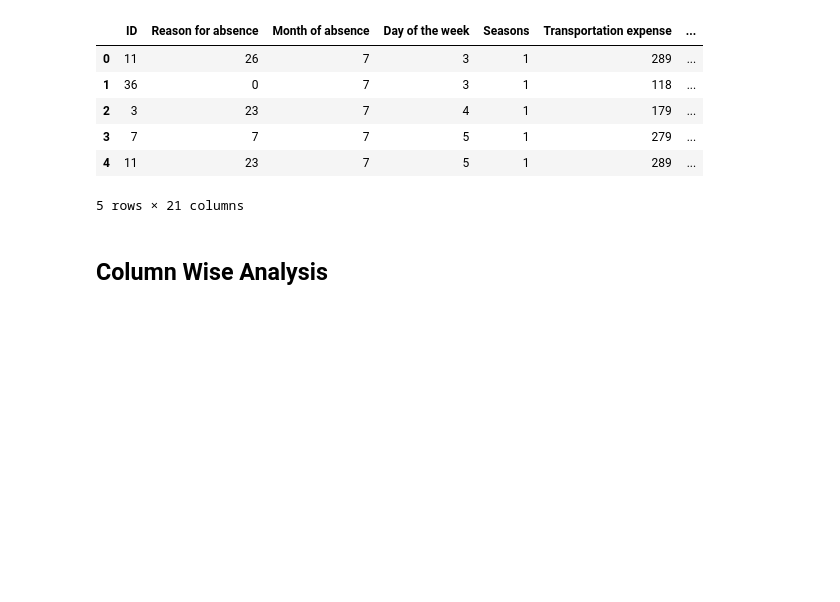
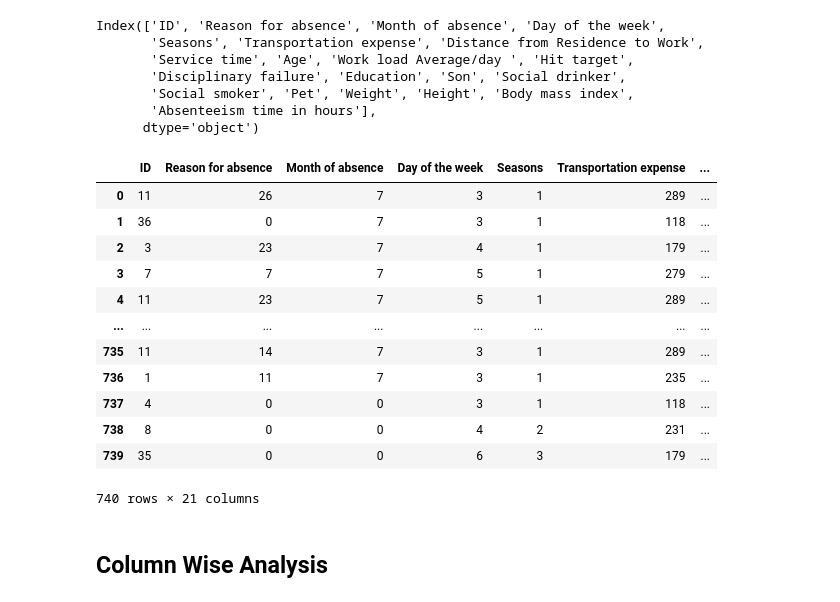
Before and after one commit to aryanpandey/Cascade-Cup-2020, a Jupyter notebook: Round-3/Absenteeism-EDA.ipynb, the cells around one changed output. Drawn from its saved outputs; the diff is of its cells as text; code cells hidden in the pictures; blank space fills up the shorter version.

```diff
--- a/Round-3/Absenteeism-EDA.ipynb
+++ b/Round-3/Absenteeism-EDA.ipynb
@@ -5,15 +5,29 @@ import matplotlib.pyplot as plt
 import seaborn as sns
 # %%
 data = pd.read_csv('Data/Absenteeism_at_work.csv', sep = ';')
-data.head()
+print(data.columns)
+data
 # %% [output]
+Index(['ID', 'Reason for absence', 'Month of absence', 'Day of the week',
+       'Seasons', 'Transportation expense', 'Distance from Residence to Work',
+       'Service time', 'Age', 'Work load Average/day ', 'Hit target',
+       'Disciplinary failure', 'Education', 'Son', 'Social drinker',
+       'Social smoker', 'Pet', 'Weight', 'Height', 'Body mass index',
+       'Absenteeism time in hours'],
+      dtype='object')
 |  | ID | Reason for absence | Month of absence | Day of the week | Seasons | Transportation expense | ... |
 | 0 | 11 | 26 | 7 | 3 | 1 | 289 | ... |
 | 1 | 36 | 0 | 7 | 3 | 1 | 118 | ... |
 | 2 | 3 | 23 | 7 | 4 | 1 | 179 | ... |
 | 3 | 7 | 7 | 7 | 5 | 1 | 279 | ... |
 | 4 | 11 | 23 | 7 | 5 | 1 | 289 | ... |
+| ... | ... | ... | ... | ... | ... | ... | ... |
+| 735 | 11 | 14 | 7 | 3 | 1 | 289 | ... |
+| 736 | 1 | 11 | 7 | 3 | 1 | 235 | ... |
+| 737 | 4 | 0 | 0 | 3 | 1 | 118 | ... |
+| 738 | 8 | 0 | 0 | 4 | 2 | 231 | ... |
+| 739 | 35 | 0 | 0 | 6 | 3 | 179 | ... |
-5 rows × 21 columns
+740 rows × 21 columns
 # %% [markdown]
 ## Column Wise Analysis
 # %%
```
Also changed, not shown: parts of 19 cells of this notebook.
